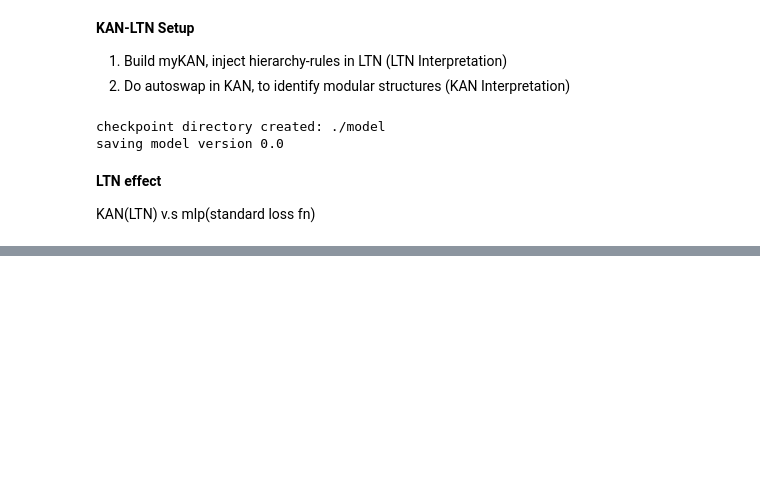
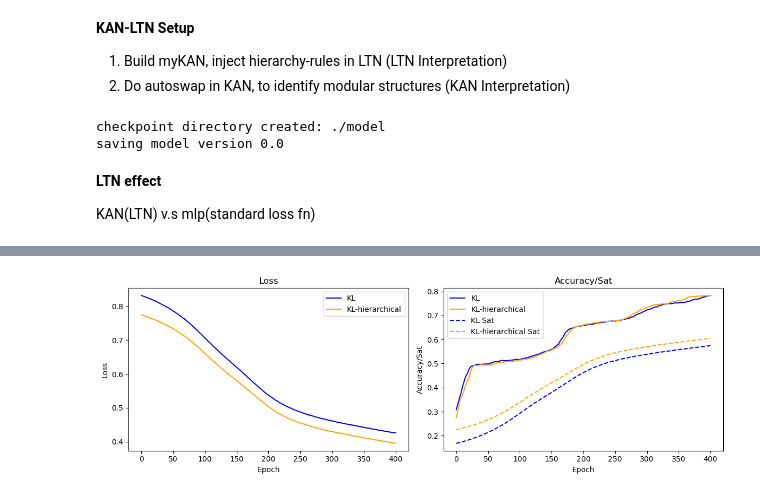
Before and after one commit to zhijin44/LogiKNet, a Jupyter notebook: P1_structurelevel/KAN_2_LTN_hierarchy.ipynb, the cells around one changed output, grey strips where cells are left out. Saved outputs shown, nothing was run; the diff lists cells and outputs as text; code cells hidden in the pictures; blank space fills up the shorter version.

```diff
--- a/P1_structurelevel/KAN_2_LTN_hierarchy.ipynb
+++ b/P1_structurelevel/KAN_2_LTN_hierarchy.ipynb
@@ -215,0 +305,28 @@ Key observation:
+# %%
+# Plot KL-hierarchical vs KL in one figure
+with open("KL_hierarchy.txt", "r") as f:
+    kan_hierarchical_results = [parse_kan(line) for line in f if line.strip()]
+
+kan_hierarchical_loss, kan_hierarchical_acc, kan_hierarchical_sat = zip(*kan_hierarchical_results)
+
+fig, axs = plt.subplots(1, 2, figsize=(12, 4))
+axs[0].plot(kan_loss, label="KL", color="blue")
+axs[0].plot(kan_hierarchical_loss, label="KL-hierarchical", color="orange")
+axs[0].set_title("Loss")
+axs[0].set_xlabel("Epoch")
+axs[0].set_ylabel("Loss")
+axs[0].legend()
+
+axs[1].plot(kan_acc, label="KL", color="blue")
+axs[1].plot(kan_hierarchical_acc, label="KL-hierarchical", color="orange")
+axs[1].plot(kan_sat, label="KL Sat", linestyle="--", color="blue")
+axs[1].plot(kan_hierarchical_sat, label="KL-hierarchical Sat", linestyle="--", color="orange")
+axs[1].set_title("Accuracy/Sat")
+axs[1].set_xlabel("Epoch")
+axs[1].set_ylabel("Accuracy/Sat")
+axs[1].legend()
+
+plt.tight_layout()
+plt.show()
+# %% [output]
+[figure, added]
```
Also changed, not shown: parts of 7 cells of this notebook, 5 other files.
